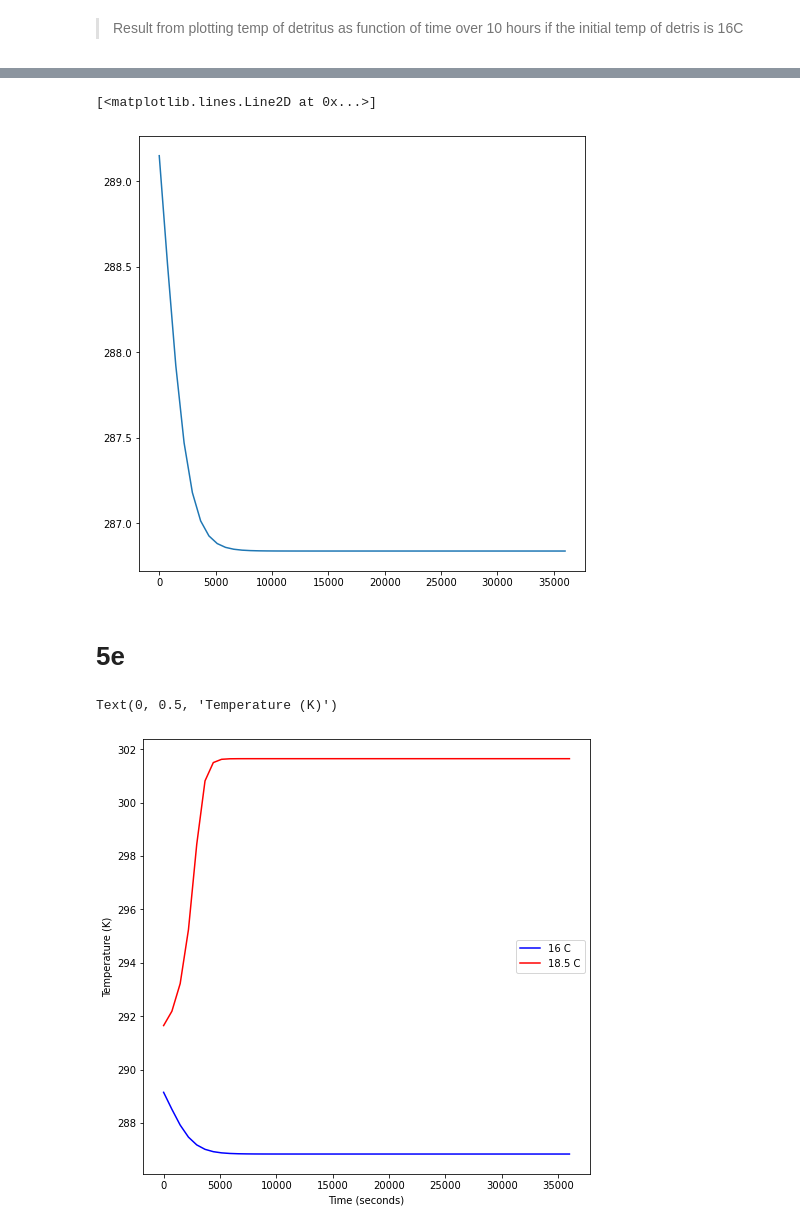
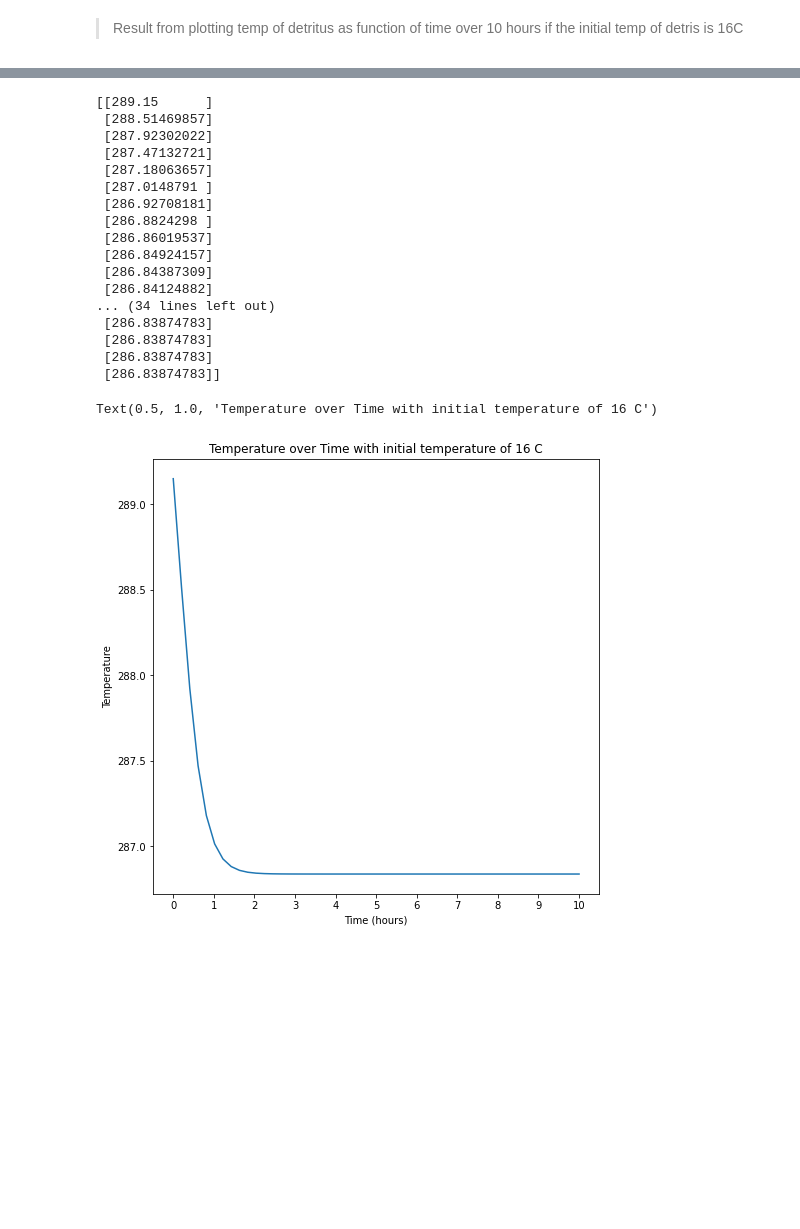
Before and after one commit to loganrower/BEE322_Thermo, a Jupyter notebook: HW5/HW5.ipynb, the cells around one changed output, grey strips where cells are left out. Saved outputs shown, nothing was run; the diff lists cells and outputs as text; code cells hidden in the pictures; blank space fills up the shorter version.

```diff
--- a/HW5/HW5.ipynb
+++ b/HW5/HW5.ipynb
@@ -231,44 +186,52 @@ ax5c.plot(t, Temp)
 # %%
 ###
 from scipy.integrate import odeint
 
 
 # odeint function
 ## T =  variable T
 ##
 def Temp_Model (T,t):
     dT_dt = (-h*Area/(mass*c_p))*(T-Twater) + QofT(T)
     return dT_dt
 ## initial condition for temperature
 init_temp =  16 +273.15 #K
 
 ## time interval
 #init_t  =
 #final_t =
 t2 = np.linspace(0,10*60*60,50)
 ## integrate with odeint
 ### odeint(function, initial condition, time range)
 Temp2 = odeint(Temp_Model, init_temp, t2)
 
 # the plotted
 fig = plt.figure()
 fig.set_size_inches(8,8)
-ax5c = plt.subplot(1,1,1)
-ax5c.plot(t2, Temp2)
+ax5d = plt.subplot(1,1,1)
+ax5d.plot(t2, Temp2, "tab:blue")
+ax5d.set_ylabel('Temperature')
+ax5d.set_xlabel('Time (hours)')
+ax5d.set_xticks([0, 3600, 7200, 10800, 14400,18000,21600,25200,28800,32400,36000])
+ax5d.set_xticklabels([0, 1,2,3,4,5,6,7,8,9,10])
+ax5d.set_title('Temperature over Time with initial temperature of 16 C')
 # %% [output]
-[<matplotlib.lines.Line2D at 0x...>]
+[[289.15      ]
+ [288.51469857]
+ [287.92302022]
+ [287.47132721]
+ [287.18063657]
+ [287.0148791 ]
+ [286.92708181]
+ [286.8824298 ]
+ [286.86019537]
+ [286.84924157]
+ [286.84387309]
+ [286.84124882]
+... (34 lines left out)
+ [286.83874783]
+ [286.83874783]
+ [286.83874783]
+ [286.83874783]]
+Text(0.5, 1.0, 'Temperature over Time with initial temperature of 16 C')
-[figure, old version]
+[figure, new version]
-# %% [markdown]
-# 5e
-# %%
-fig = plt.figure()
-fig.set_size_inches(8,8)
-ax5e = plt.subplot(1,1,1)
-ax5e.plot(t2, Temp2, 'b', label = '16 C')
-ax5e.plot(t,Temp, 'r', label = '18.5 C')
-ax5e.legend(loc = 'center right')
-ax5e.set_xlabel('Time (seconds)')
-ax5e.set_ylabel('Temperature (K)')
-# %% [output]
-Text(0, 0.5, 'Temperature (K)')
-[figure, removed]
```
Also changed, not shown: parts of 20 cells of this notebook.
